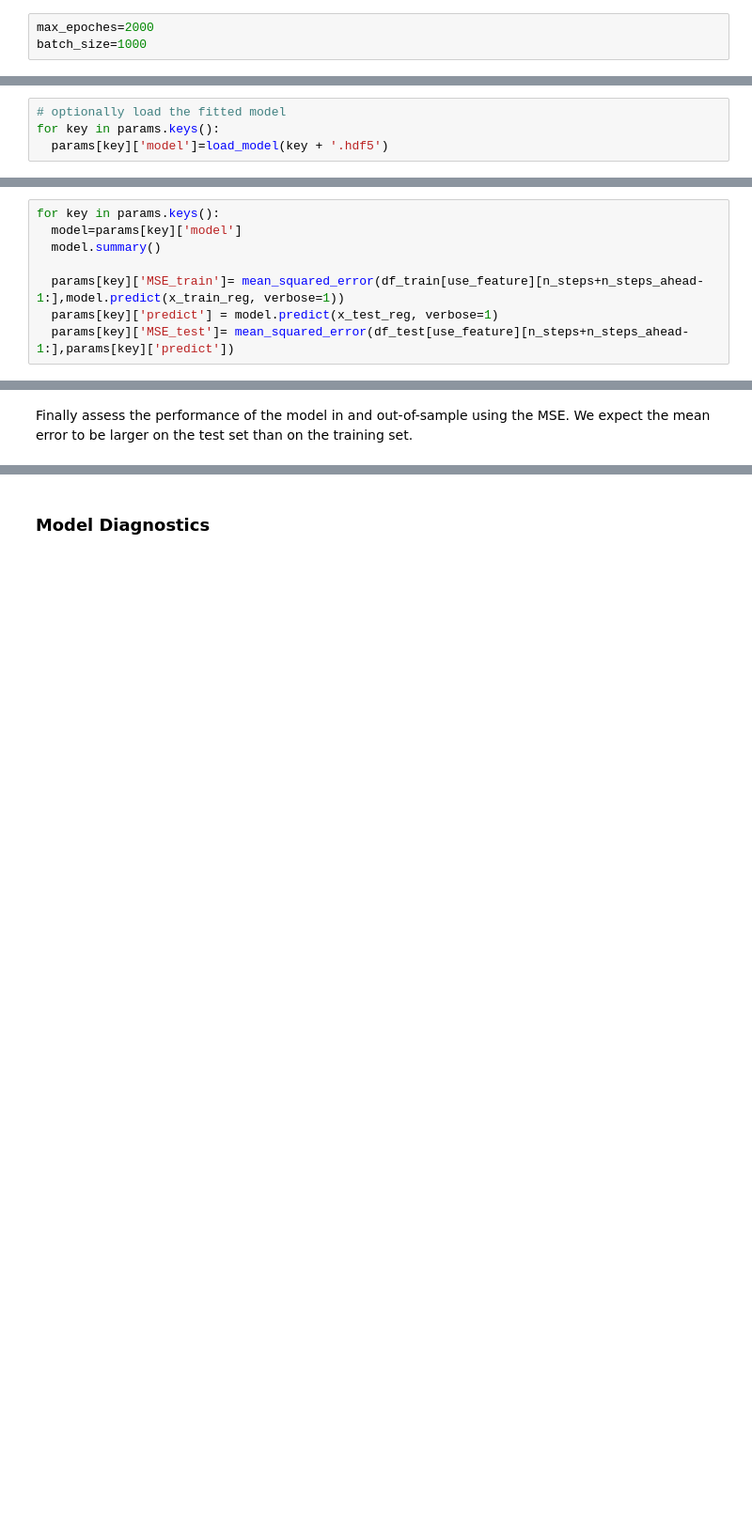
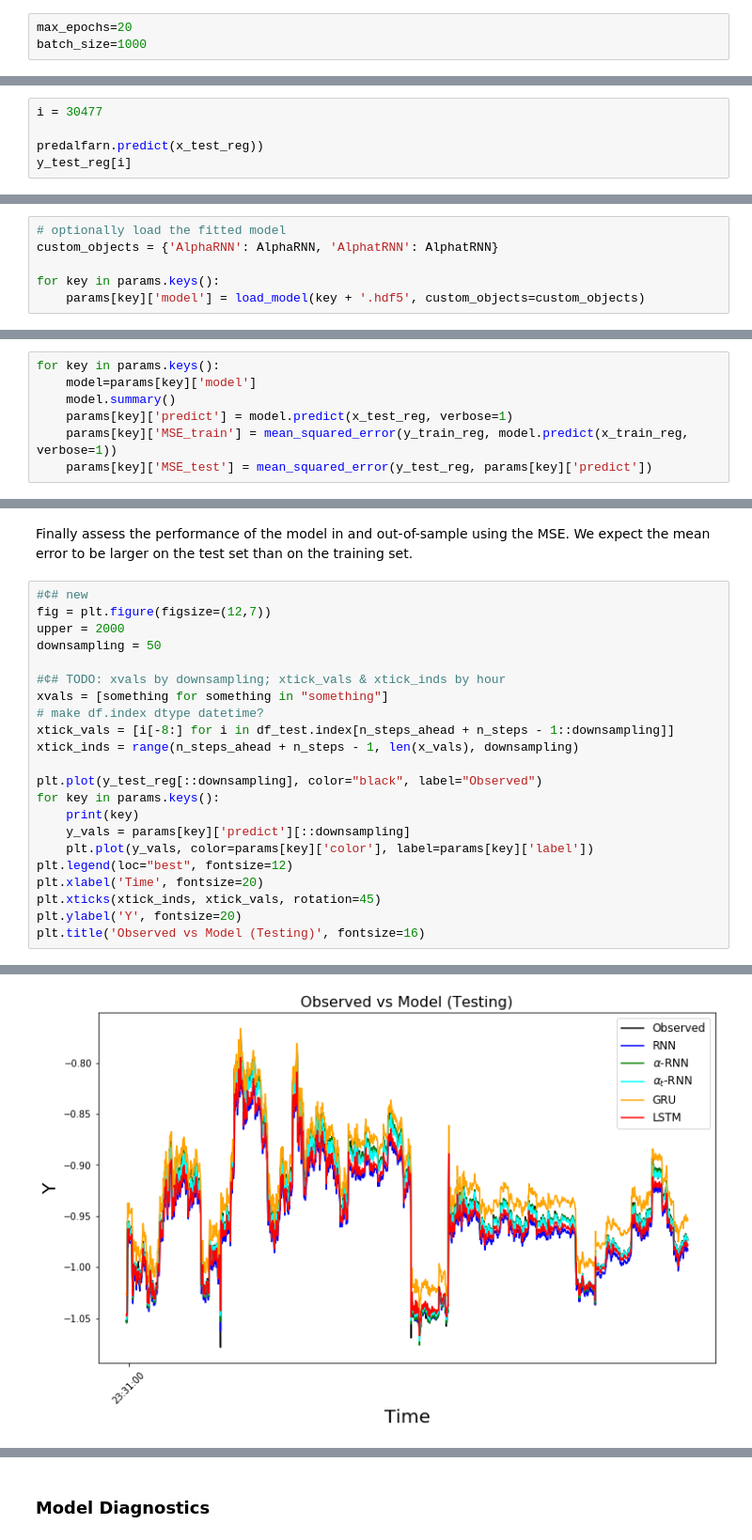
Before and after one commit to mfrdixon/ML_Finance_Codes, a Jupyter notebook: Chapter8-Advanced-NNs/ML_in_Finance-RNNs-Bitcoin.ipynb, the cells around one changed output, grey strips where cells are left out. Shown: that part at 94% size. Cells and saved outputs as stored; diff of their text form; blank space fills up the shorter version.

Commit message:
done except sorting out prediction graphs

```diff
--- a/Chapter8-Advanced-NNs/ML_in_Finance-RNNs-Bitcoin.ipynb
+++ b/Chapter8-Advanced-NNs/ML_in_Finance-RNNs-Bitcoin.ipynb
@@ -333,6 +313,6 @@ def LSTM_(n_units = 10, l1_reg=0, seed=0):
   model.compile(loss='mean_squared_error', optimizer='adam')
   return model
 # %%
-max_epoches=2000
+max_epochs=20
 batch_size=1000
 # %% [markdown]
@@ -379,0 +416,5 @@ for key in params.keys():
+# %%
+i = 30477
+
+predalfarn.predict(x_test_reg))
+y_test_reg[i]
@@ -384,7 +430,9 @@ for key in params.keys():
 # %%
 # optionally load the fitted model
+custom_objects = {'AlphaRNN': AlphaRNN, 'AlphatRNN': AlphatRNN}
+
 for key in params.keys():
-  params[key]['model']=load_model(key + '.hdf5')
+    params[key]['model'] = load_model(key + '.hdf5', custom_objects=custom_objects)
 # %%
 def sigmoid(x):
     return (1 / (1 + np.exp(-x)))
@@ -404,8 +455,7 @@ of over-fitting.
 # %%
 for key in params.keys():
-  model=params[key]['model']
-  model.summary()
-
-  params[key]['MSE_train']= mean_squared_error(df_train[use_feature][n_steps+n_steps_ahead-1:],model.predict(x_train_reg, verbose=1))
-  params[key]['predict'] = model.predict(x_test_reg, verbose=1)
-  params[key]['MSE_test']= mean_squared_error(df_test[use_feature][n_steps+n_steps_ahead-1:],params[key]['predict'])
+    model=params[key]['model']
+    model.summary()
+    params[key]['predict'] = model.predict(x_test_reg, verbose=1)
+    params[key]['MSE_train'] = mean_squared_error(y_train_reg, model.predict(x_train_reg, verbose=1))
+    params[key]['MSE_test'] = mean_squared_error(y_test_reg, params[key]['predict'])
@@ -416,2 +484,25 @@ We observe the in-sample prediction is reliable (upper plot). Most of the out-of
 # %% [markdown]
 Finally assess the performance of the model in and out-of-sample using the MSE. We expect the mean error to be larger on the test set than on the training set.
+# %%
+#¢# new
+fig = plt.figure(figsize=(12,7))
+upper = 2000
+downsampling = 50
+
+#¢# TODO: xvals by downsampling; xtick_vals & xtick_inds by hour
+xvals = [something for something in "something"]
+# make df.index dtype datetime?
+xtick_vals = [i[-8:] for i in df_test.index[n_steps_ahead + n_steps - 1::downsampling]]
+xtick_inds = range(n_steps_ahead + n_steps - 1, len(x_vals), downsampling)
+
+plt.plot(y_test_reg[::downsampling], color="black", label="Observed")
+for key in params.keys():
+    print(key)
+    y_vals = params[key]['predict'][::downsampling]
+    plt.plot(y_vals, color=params[key]['color'], label=params[key]['label'])
+plt.legend(loc="best", fontsize=12)
+plt.xlabel('Time', fontsize=20)
+plt.xticks(xtick_inds, xtick_vals, rotation=45)
+plt.ylabel('Y', fontsize=20)
+plt.title('Observed vs Model (Testing)', fontsize=16)
+# %% [output]
@@ -417,0 +515 @@ Finally assess the performance of the model in and out-of-sample using the MSE.
+[figure, added]
```
Also changed, not shown: parts of 56 cells of this notebook.
